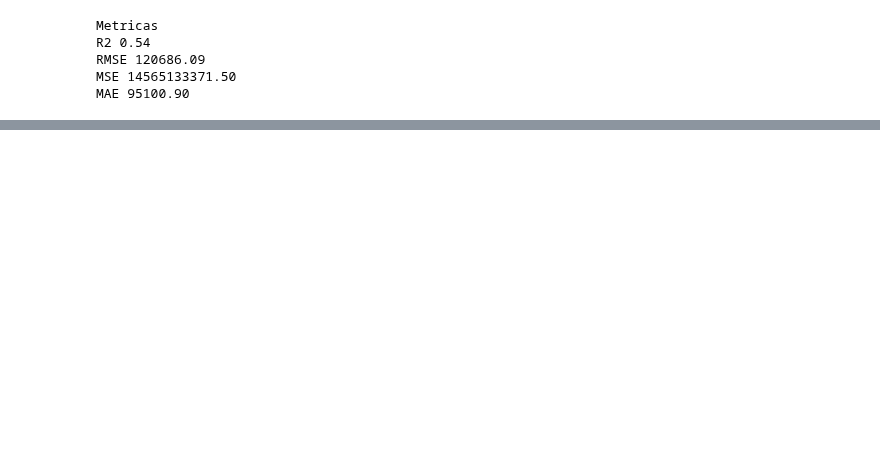
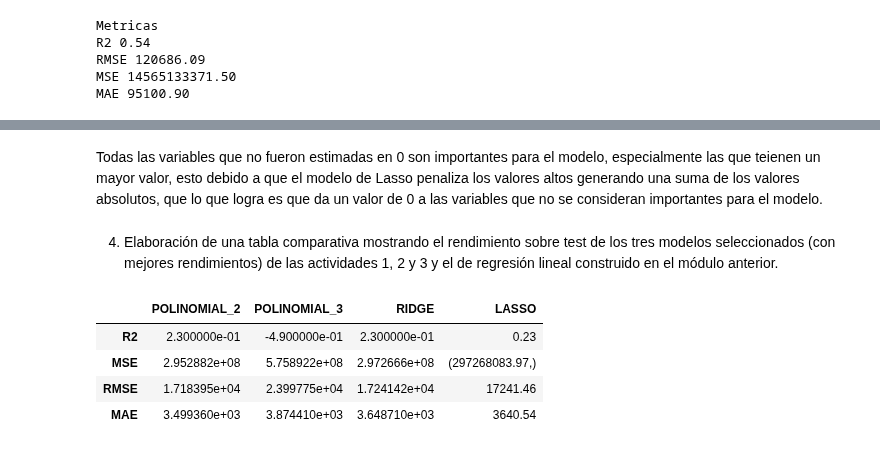
Before and after one commit to onavarrete04/Introduccion-Ciencia-Datos, a Jupyter notebook: 2023_MML.ipynb, the cells around one changed output, grey strips where cells are left out. Cells and saved outputs as stored; diff of their text form; code cells hidden in the pictures; blank space fills up the shorter version.

```diff
--- a/2023_MML.ipynb
+++ b/2023_MML.ipynb
@@ -1758,0 +1884,4 @@ nueva_tabla
+# %%
+# Definimos el modelo final
+modelo_ultimo = mejor_modelo.best_estimator_
+y_pred_1 = modelo_ultimo.predict(X_test1)
@@ -1758,0 +1962,21 @@ nueva_tabla
+# %% [markdown]
+Todas las variables que no fueron estimadas en 0 son importantes para el modelo, especialmente las que teienen un mayor valor, esto debido a que el modelo de Lasso penaliza los valores altos generando una suma de los valores absolutos, que lo que logra es que da un valor de 0 a las variables que no se consideran importantes para el modelo.
+# %% [markdown]
+4. Elaboración de una tabla comparativa mostrando el rendimiento sobre test de los tres modelos seleccionados (con mejores rendimientos) de las actividades 1, 2 y 3 y el de regresión lineal construido en el módulo anterior.
+# %%
+
+comparativa = pd.DataFrame({
+    "POLINOMIAL_2": [R2_P1, MSE_P1, RMSE_P1, MAE_P1],
+    "POLINOMIAL_3": [R2_P2, MSE_P2, RMSE_P2, MAE_P2],
+    "RIDGE": [R2_R1, MSE_R1, RMSE_R1, MAE_R1],
+    "LASSO": [R2_L1, MSE_L1, RMSE_L1, MAE_L1]
+
+})
+comparativa.index = ["R2", "MSE", "RMSE", "MAE"]
+comparativa
+# %% [output]
+|  | POLINOMIAL_2 | POLINOMIAL_3 | RIDGE | LASSO |
+| R2 | 2.300000e-01 | -4.900000e-01 | 2.300000e-01 | 0.23 |
+| MSE | 2.952882e+08 | 5.758922e+08 | 2.972666e+08 | (297268083.97,) |
+| RMSE | 1.718395e+04 | 2.399775e+04 | 1.724142e+04 | 17241.46 |
+| MAE | 3.499360e+03 | 3.874410e+03 | 3.648710e+03 | 3640.54 |
```
Also changed, not shown: parts of 27 cells of this notebook.
